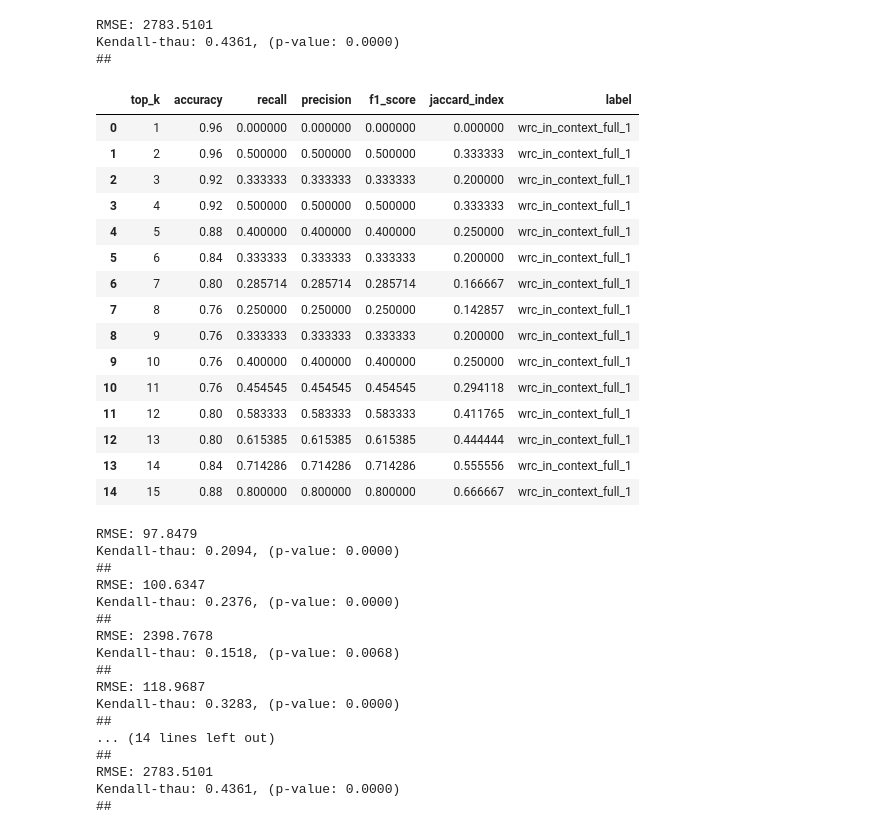
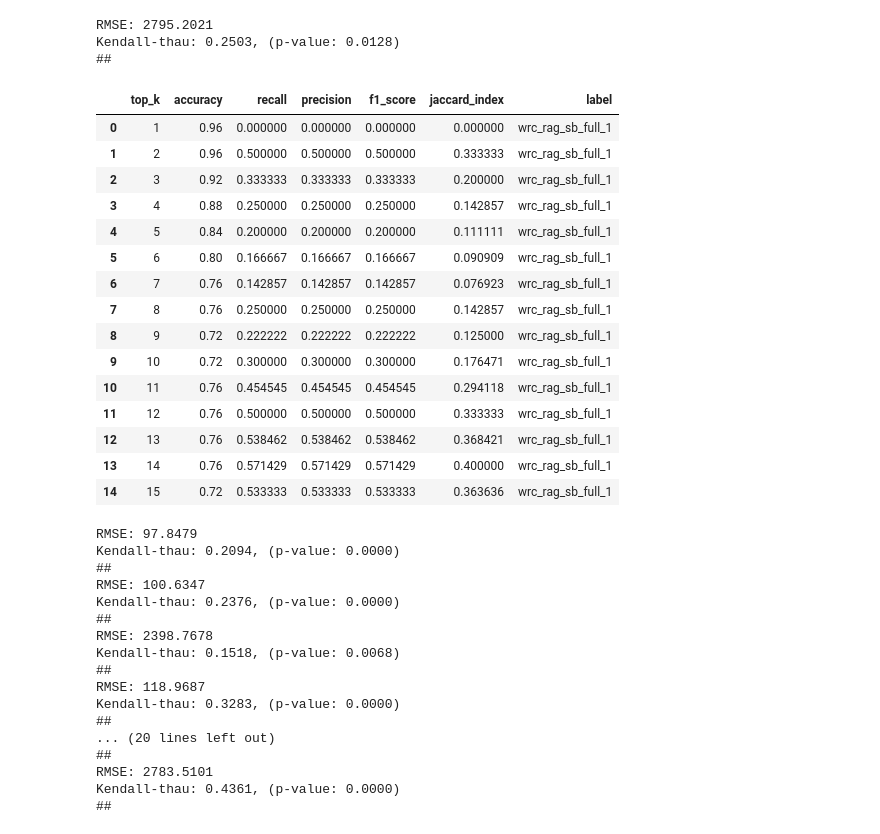
Before and after one commit to juano-/toulouse-pb-ia, a Jupyter notebook: compute_model_scores.ipynb, the cells around one changed output. Saved outputs shown, nothing was run; the diff lists cells and outputs as text; code cells hidden in the pictures.

```diff
--- a/compute_model_scores.ipynb
+++ b/compute_model_scores.ipynb
@@ -49,62 +49,64 @@ def report_metrics(result_path, top_k=5):
     precision = TP / (TP + FP) if (TP + FP) > 0 else 0.0
     f1_score = 2 * (precision * recall) / (precision + recall) if (precision + recall) > 0 else 0.0
 
     # Jaccard Calculation
     intersection = topk_real_ids & topk_pred_ids
     union = topk_real_ids | topk_pred_ids
     jaccard_index = len(intersection) / len(union) if len(union) > 0 else 0.0
 
     return {
         "top_k": top_k,
         "accuracy": accuracy,
         "recall": recall,
         "precision": precision,
         "f1_score": f1_score,
         "jaccard_index": jaccard_index
     }
 
-name = 'wrc_in_context_full_1'
+name = 'wrc_rag_sb_full_1'
 results_path = f'output/predictions/{name}.csv'
 report_results_metrics(results_path)
 print("##")
 data = []
 for i in range(15):
     data.append(report_metrics(results_path, top_k=i+1))
 
 top_k_ds = pd.DataFrame(data)
 top_k_ds['label'] = name
 top_k_ds
 # %% [output]
-RMSE: 2783.5101
-Kendall-thau: 0.4361, (p-value: 0.0000)
+RMSE: 2795.2021
+Kendall-thau: 0.2503, (p-value: 0.0128)
 ##
 |  | top_k | accuracy | recall | precision | f1_score | jaccard_index | label |
-| 0 | 1 | 0.96 | 0.000000 | 0.000000 | 0.000000 | 0.000000 | wrc_in_context_full_1 |
-| 1 | 2 | 0.96 | 0.500000 | 0.500000 | 0.500000 | 0.333333 | wrc_in_context_full_1 |
-| 2 | 3 | 0.92 | 0.333333 | 0.333333 | 0.333333 | 0.200000 | wrc_in_context_full_1 |
-| 3 | 4 | 0.92 | 0.500000 | 0.500000 | 0.500000 | 0.333333 | wrc_in_context_full_1 |
-| 4 | 5 | 0.88 | 0.400000 | 0.400000 | 0.400000 | 0.250000 | wrc_in_context_full_1 |
-| 5 | 6 | 0.84 | 0.333333 | 0.333333 | 0.333333 | 0.200000 | wrc_in_context_full_1 |
-| 6 | 7 | 0.80 | 0.285714 | 0.285714 | 0.285714 | 0.166667 | wrc_in_context_full_1 |
-| 7 | 8 | 0.76 | 0.250000 | 0.250000 | 0.250000 | 0.142857 | wrc_in_context_full_1 |
-| 8 | 9 | 0.76 | 0.333333 | 0.333333 | 0.333333 | 0.200000 | wrc_in_context_full_1 |
-| 9 | 10 | 0.76 | 0.400000 | 0.400000 | 0.400000 | 0.250000 | wrc_in_context_full_1 |
-| 10 | 11 | 0.76 | 0.454545 | 0.454545 | 0.454545 | 0.294118 | wrc_in_context_full_1 |
-| 11 | 12 | 0.80 | 0.583333 | 0.583333 | 0.583333 | 0.411765 | wrc_in_context_full_1 |
-| 12 | 13 | 0.80 | 0.615385 | 0.615385 | 0.615385 | 0.444444 | wrc_in_context_full_1 |
-| 13 | 14 | 0.84 | 0.714286 | 0.714286 | 0.714286 | 0.555556 | wrc_in_context_full_1 |
-| 14 | 15 | 0.88 | 0.800000 | 0.800000 | 0.800000 | 0.666667 | wrc_in_context_full_1 |
+| 0 | 1 | 0.96 | 0.000000 | 0.000000 | 0.000000 | 0.000000 | wrc_rag_sb_full_1 |
+| 1 | 2 | 0.96 | 0.500000 | 0.500000 | 0.500000 | 0.333333 | wrc_rag_sb_full_1 |
+| 2 | 3 | 0.92 | 0.333333 | 0.333333 | 0.333333 | 0.200000 | wrc_rag_sb_full_1 |
+| 3 | 4 | 0.88 | 0.250000 | 0.250000 | 0.250000 | 0.142857 | wrc_rag_sb_full_1 |
+| 4 | 5 | 0.84 | 0.200000 | 0.200000 | 0.200000 | 0.111111 | wrc_rag_sb_full_1 |
+| 5 | 6 | 0.80 | 0.166667 | 0.166667 | 0.166667 | 0.090909 | wrc_rag_sb_full_1 |
+| 6 | 7 | 0.76 | 0.142857 | 0.142857 | 0.142857 | 0.076923 | wrc_rag_sb_full_1 |
+| 7 | 8 | 0.76 | 0.250000 | 0.250000 | 0.250000 | 0.142857 | wrc_rag_sb_full_1 |
+| 8 | 9 | 0.72 | 0.222222 | 0.222222 | 0.222222 | 0.125000 | wrc_rag_sb_full_1 |
+| 9 | 10 | 0.72 | 0.300000 | 0.300000 | 0.300000 | 0.176471 | wrc_rag_sb_full_1 |
+| 10 | 11 | 0.76 | 0.454545 | 0.454545 | 0.454545 | 0.294118 | wrc_rag_sb_full_1 |
+| 11 | 12 | 0.76 | 0.500000 | 0.500000 | 0.500000 | 0.333333 | wrc_rag_sb_full_1 |
+| 12 | 13 | 0.76 | 0.538462 | 0.538462 | 0.538462 | 0.368421 | wrc_rag_sb_full_1 |
+| 13 | 14 | 0.76 | 0.571429 | 0.571429 | 0.571429 | 0.400000 | wrc_rag_sb_full_1 |
+| 14 | 15 | 0.72 | 0.533333 | 0.533333 | 0.533333 | 0.363636 | wrc_rag_sb_full_1 |
 # %%
 files = [
     "tls_knn_pca2_full_1",
     "tls_pva_pca10_full_1",
     "tls_simple_prompt_full_1",
     "tls_rag_cot_full_1",
+    "tls_rag_sb_full_1",
     "tls_in_context_full_1",
     "wrc_knn_pca15_full_1",
     "wrc_pva_pca20_full_1",
     "wrc_simple_prompt_full_1",
     "wrc_rag_cot_full_1",
+    "wrc_rag_sb_full_1",
     "wrc_in_context_full_1"
     ]
 
@@ -133,7 +135,7 @@ Kendall-thau: 0.1518, (p-value: 0.0068)
 RMSE: 118.9687
 Kendall-thau: 0.3283, (p-value: 0.0000)
 ##
-... (14 lines left out)
+... (20 lines left out)
 ##
 RMSE: 2783.5101
 Kendall-thau: 0.4361, (p-value: 0.0000)
```
Also changed, not shown: 7 other files.
